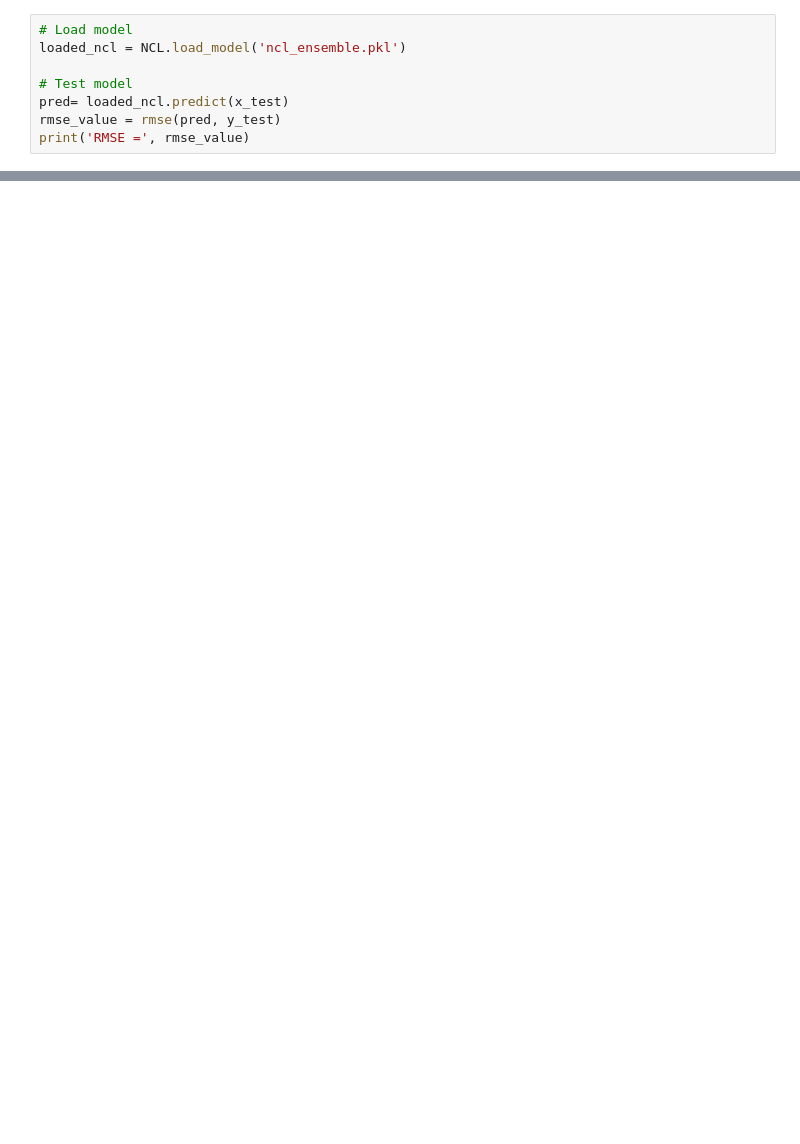
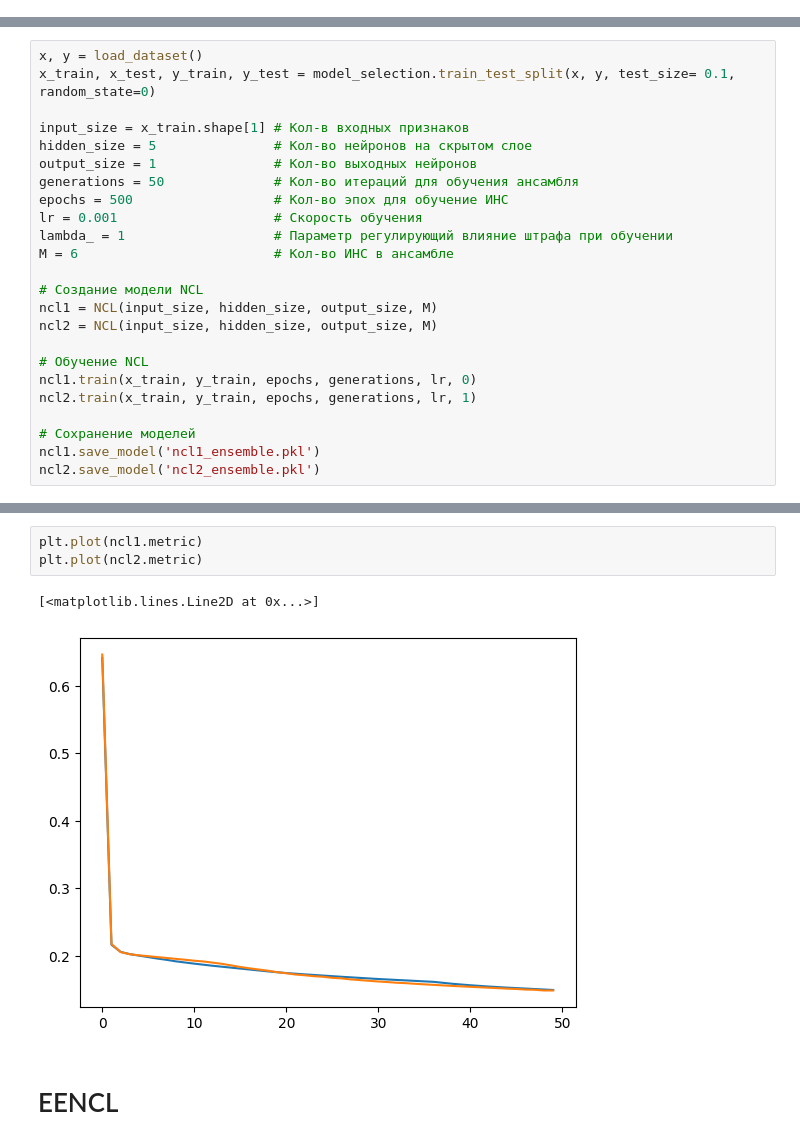
Before and after one commit to Akumarus/NCL, a Jupyter notebook: NCL.ipynb, the cells around one changed output, grey strips where cells are left out. Saved outputs shown, nothing was run; the diff lists cells and outputs as text; blank space fills up the shorter version.

```diff
--- a/NCL.ipynb
+++ b/NCL.ipynb
@@ -271,8 +18,0 @@ RMSE lambda = 1: 0.08724755052429362
-# %%
-# Load model
-loaded_ncl = NCL.load_model('ncl_ensemble.pkl')
-
-# Test model
-pred= loaded_ncl.predict(x_test)
-rmse_value = rmse(pred, y_test)
-print('RMSE =', rmse_value)
@@ -280,0 +124,24 @@ RMSE = 0.08830453507824888
+# %%
+x, y = load_dataset()
+x_train, x_test, y_train, y_test = model_selection.train_test_split(x, y, test_size= 0.1, random_state=0)
+
+input_size = x_train.shape[1] # Кол-в входных признаков
+hidden_size = 5               # Кол-во нейронов на скрытом слое
+output_size = 1               # Кол-во выходных нейронов
+generations = 50              # Кол-во итераций для обучения ансамбля
+epochs = 500                  # Кол-во эпох для обучение ИНС
+lr = 0.001                    # Скорость обучения
+lambda_ = 1                   # Параметр регулирующий влияние штрафа при обучении
+M = 6                         # Кол-во ИНС в ансамбле
+
+# Создание модели NCL
+ncl1 = NCL(input_size, hidden_size, output_size, M)
+ncl2 = NCL(input_size, hidden_size, output_size, M)
+
+# Обучение NCL
+ncl1.train(x_train, y_train, epochs, generations, lr, 0)
+ncl2.train(x_train, y_train, epochs, generations, lr, 1)
+
+# Сохранение моделей
+ncl1.save_model('ncl1_ensemble.pkl')
+ncl2.save_model('ncl2_ensemble.pkl')
@@ -280,0 +184,8 @@ RMSE = 0.08830453507824888
+# %%
+plt.plot(ncl1.metric)
+plt.plot(ncl2.metric)
+# %% [output]
+[<matplotlib.lines.Line2D at 0x...>]
+[figure, added]
+# %% [markdown]
+# EENCL
```
Also changed, not shown: parts of 23 cells of this notebook, 3 other files.
